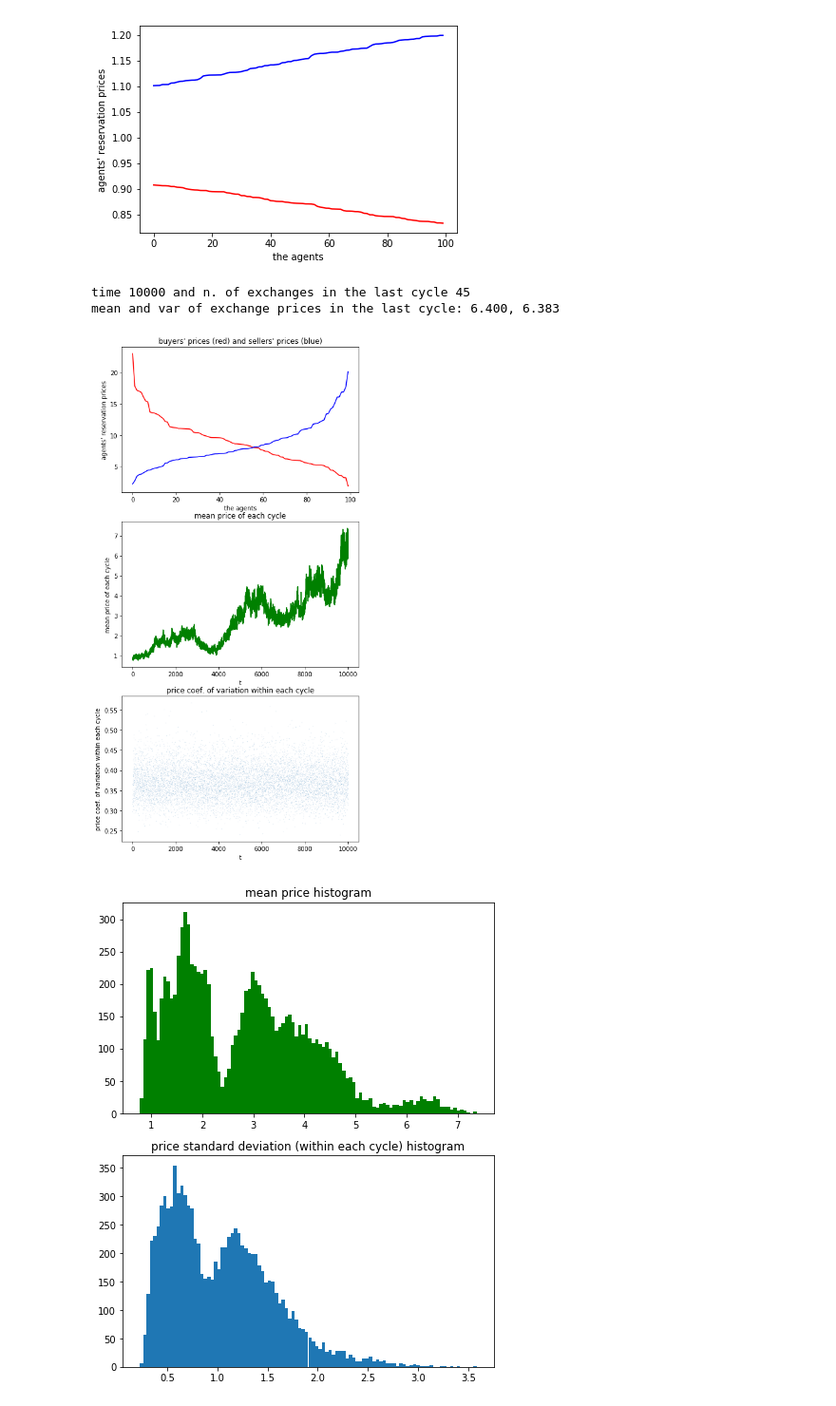
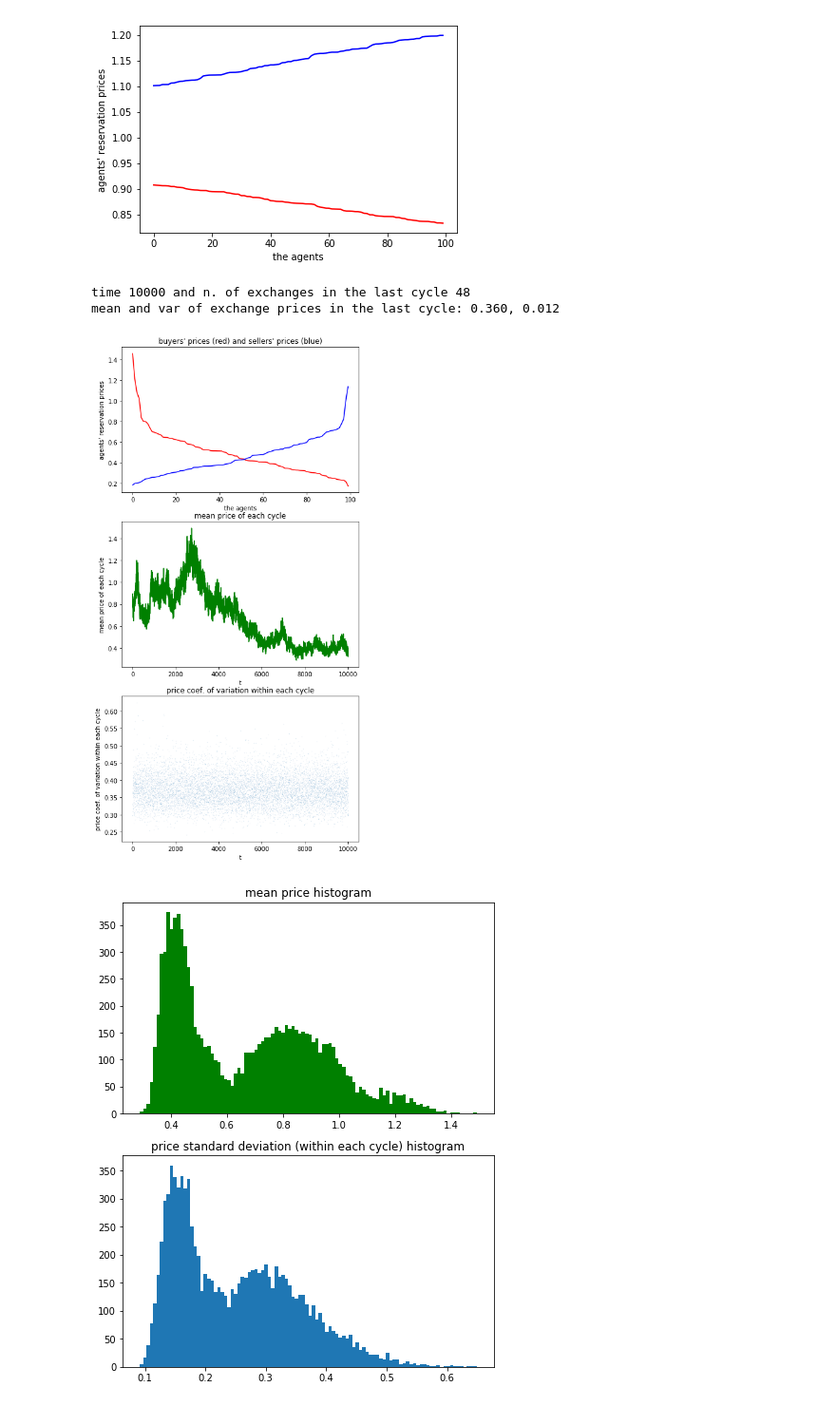
Before and after one commit to terna/microHayekianMarket, a Jupyter notebook: microCorruptedHayekianMarket.ipynb, the cells around one changed output. Shown at 95% size. Cells and saved outputs as stored; diff of their text form; code cells hidden in the pictures.

```diff
--- a/microCorruptedHayekianMarket.ipynb
+++ b/microCorruptedHayekianMarket.ipynb
@@ -52,8 +52,8 @@ d0=0.1
 d1=0.2
 d2=0.2
 
-sellerThreshold=-500
-buyerThreshold =-10
+sellerThreshold=-3
+buyerThreshold =-3
 
 buyerPriceList=[]
 sellerPriceList=[]
@@ -102,7 +102,7 @@ for t in range(1,nCycles+1):
             buyerPriceList[i][0] *=1+np.random.uniform(d1)
             buyerPriceList[i][1] +=1
         if sellerPriceList[i][1] < sellerThreshold:
-            sellerPriceList[i][0]*=1+np.random.uniform(d2)
+            sellerPriceList[i][0]*=1/(1+np.random.uniform(d2))
             sellerPriceList[i][1]+=1
 
 
@@ -142,36 +142,36 @@ for t in range(1,nCycles+1):
         plt.title("price coef. of variation within each cycle")
         coefOfVariation=[]
         for m in range(len(meanPriceStDev_ts)):
             coefOfVariation.append(meanPriceStDev_ts[m]/
                                    meanPrice_ts[m])
         plt.plot(coefOfVariation,".",markersize=0.1)
         xlabel("t")
         ylabel("price coef. of variation within each cycle")
         show()
         #time.sleep(0.1)
 
 # hist crashes with NaN
 meanPrice_ts_hist=[]
 for k in range(len(meanPrice_ts)):
     if not math.isnan(meanPrice_ts[k]):
         meanPrice_ts_hist.append(meanPrice_ts[k])
 meanPriceStDev_ts_hist=[]
 for k in range(len(meanPriceStDev_ts)):
     if not math.isnan(meanPriceStDev_ts[k]):
         meanPriceStDev_ts_hist.append(meanPriceStDev_ts[k])
 plt.figure(2,figsize=(7,9))
 plt.subplot(211)
 if meanPrice_ts_hist != []:
     plt.title("mean price histogram")
     plt.hist(meanPrice_ts_hist,100,color="g");
 plt.subplot(212)
 if meanPriceStDev_ts_hist != []:
     plt.title("price standard deviation (within each cycle) histogram")
     plt.hist(meanPriceStDev_ts_hist,100);
 # %% [output]
-time 10000 and n. of exchanges in the last cycle 45
-mean and var of exchange prices in the last cycle: 6.400, 6.383
+time 10000 and n. of exchanges in the last cycle 48
+mean and var of exchange prices in the last cycle: 0.360, 0.012
-[figure, old version]
+[figure, new version]
-[figure, old version]
+[figure, new version]
 # %%
 list(zip(*sorted(buyerPriceList,reverse=True)))[1]
```
Also changed, not shown: parts of 2 cells of this notebook.
